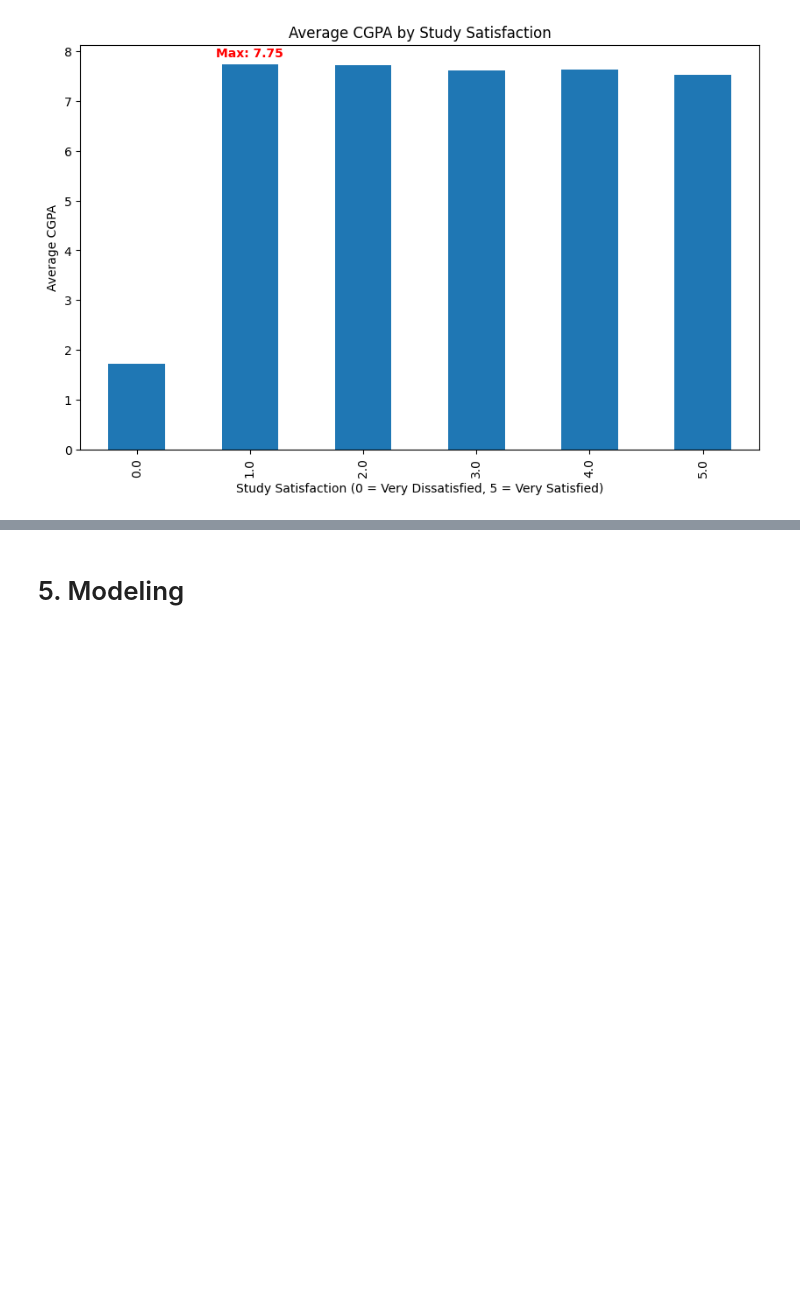
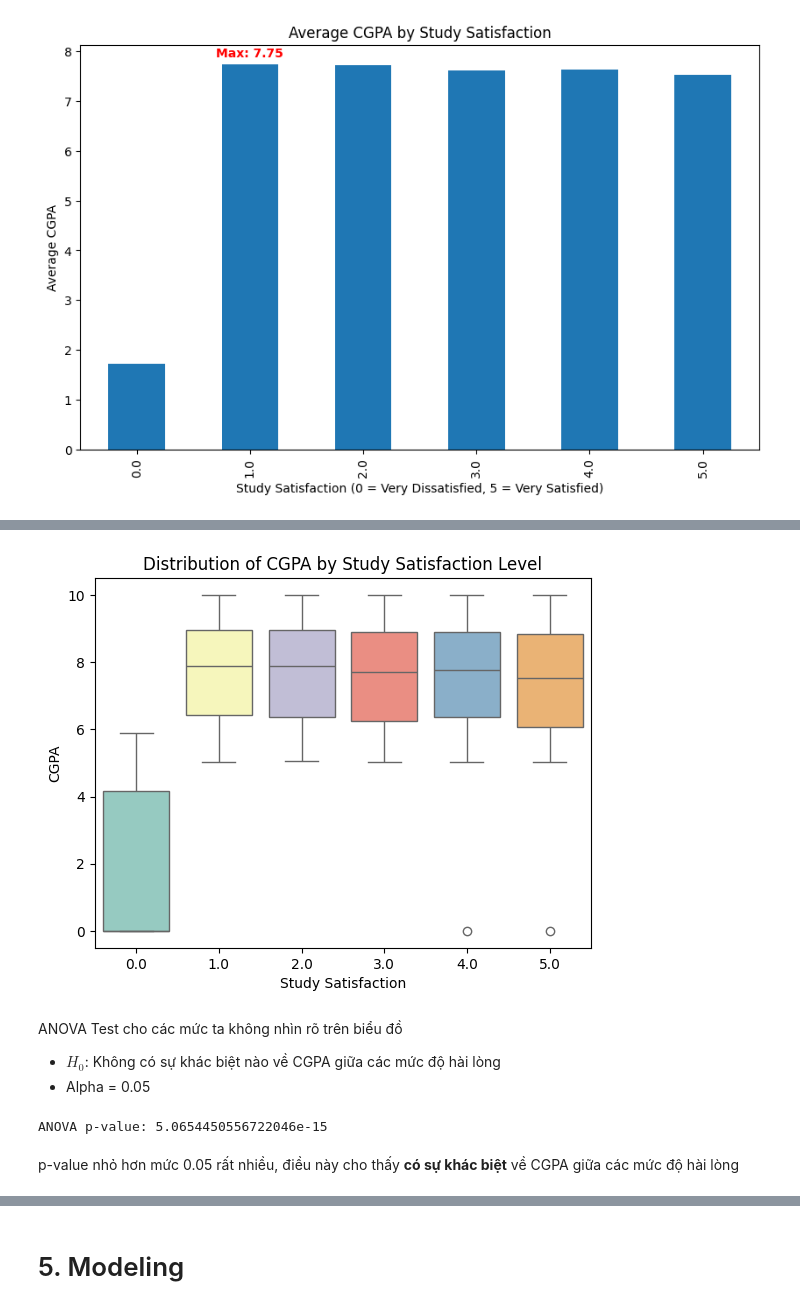
Before and after one commit to lhldanh/HCMUS_-CSC17104_Final_Project, a Jupyter notebook: main.ipynb, the cells around one changed output, grey strips where cells are left out. Cells and saved outputs as stored; diff of their text form; code cells hidden in the pictures; blank space fills up the shorter version.

```diff
--- a/main.ipynb
+++ b/main.ipynb
@@ -625,6 +626,8 @@ plt.ylabel("Thời gian học tập/làm việc (giờ)")
 plt.show()
 # %% [output]
 [figure]
+# %%
+df.drop(columns=['Suicidal_Thoughts'], inplace=True)
 # %% [markdown]
 #### 2. Biểu đồ minh họa
 
@@ -803,0 +818,20 @@ Nhìn vào hệ số tương quan:
+# %%
+sns.boxplot(data=df, x='Study Satisfaction', y='CGPA', palette='Set3')
+plt.title('Distribution of CGPA by Study Satisfaction Level')
+plt.xlabel('Study Satisfaction')
+plt.ylabel('CGPA')
+plt.show()
+# %% [output]
+[figure, added]
+# %% [markdown]
+ANOVA Test cho các mức ta không nhìn rõ trên biểu đồ
+- $H_0$: Không có sự khác biệt nào về CGPA giữa các mức độ hài lòng
+- Alpha = 0.05
+# %%
+groups = [df[df['Study Satisfaction'] == i]['CGPA'] for i in range(1, 6)]
+anova_result = f_oneway(*groups)
+print("ANOVA p-value:", anova_result.pvalue)
+# %% [output]
+ANOVA p-value: 5.0654450556722046e-15
+# %% [markdown]
+p-value nhỏ hơn mức 0.05 rất nhiều, điều này cho thấy **có sự khác biệt**  về CGPA giữa các mức độ hài lòng
```
Also changed, not shown: parts of 39 cells of this notebook.
